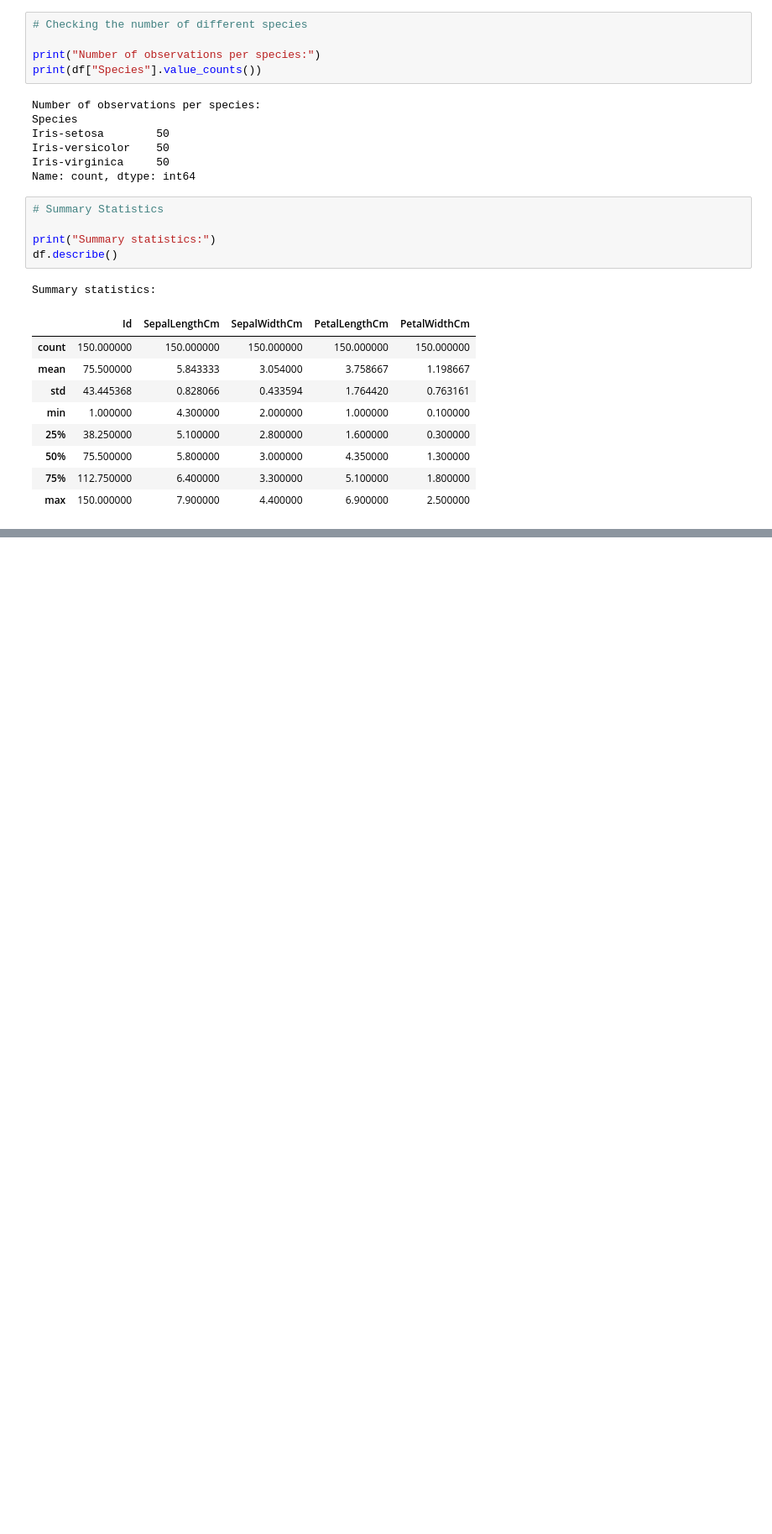
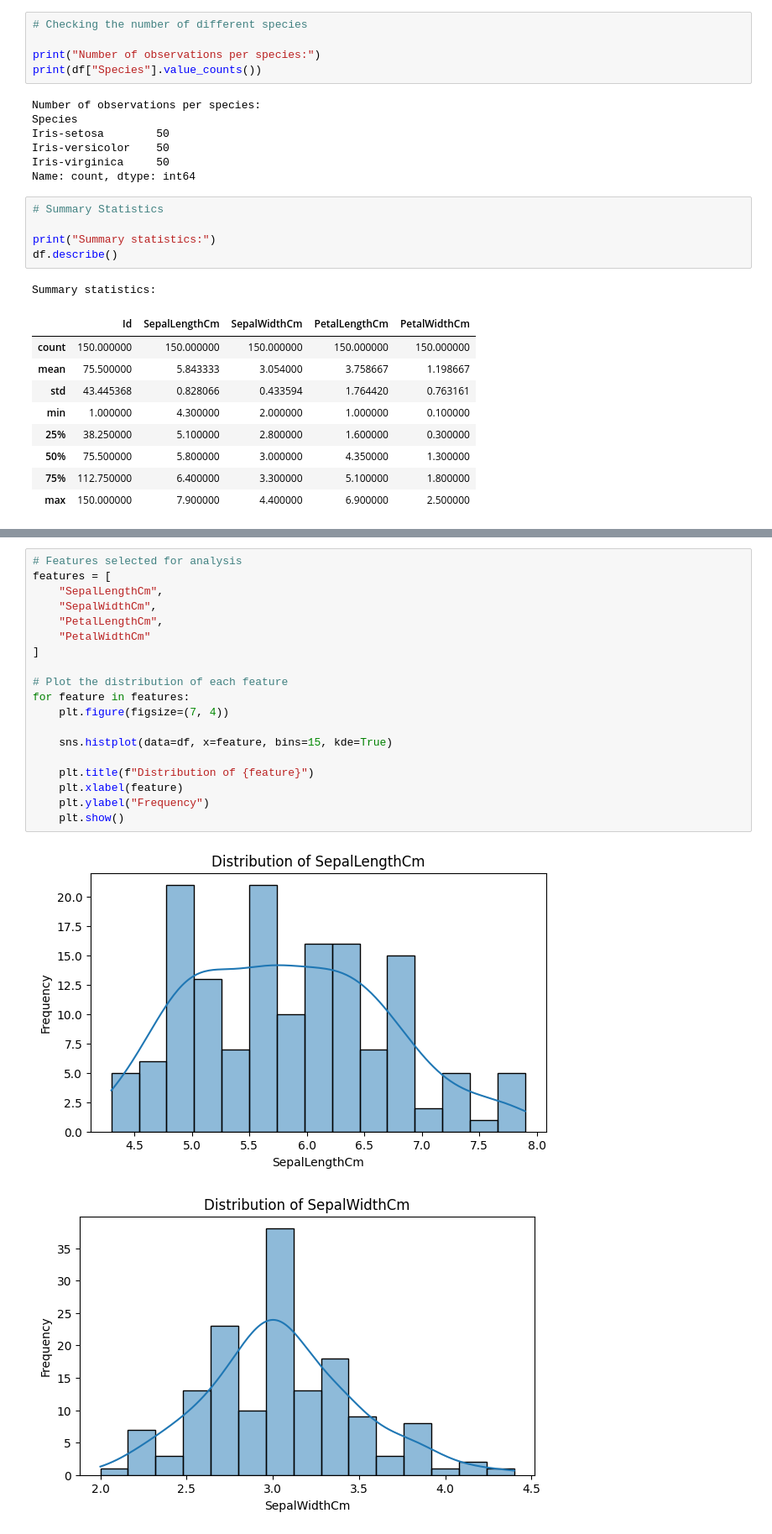
Before and after one commit to chungwa-Hani/CodeAlpha_Iris_Classification, a Jupyter notebook: iris_classification.ipynb, the cells around one changed output, grey strips where cells are left out. Shown at 84% size. Drawn from its saved outputs; the diff is of its cells as text; blank space fills up the shorter version.

```diff
--- a/iris_classification.ipynb
+++ b/iris_classification.ipynb
@@ -182,0 +290,22 @@ Summary statistics:
+# %%
+# Features selected for analysis
+features = [
+    "SepalLengthCm",
+    "SepalWidthCm",
+    "PetalLengthCm",
+    "PetalWidthCm"
+]
+
+# Plot the distribution of each feature
+for feature in features:
+    plt.figure(figsize=(7, 4))
+
+    sns.histplot(data=df, x=feature, bins=15, kde=True)
+
+    plt.title(f"Distribution of {feature}")
+    plt.xlabel(feature)
+    plt.ylabel("Frequency")
+    plt.show()
+# %% [output]
+[figure, added]
+[figure, added]
```
Also changed, not shown: parts of 12 cells of this notebook.
